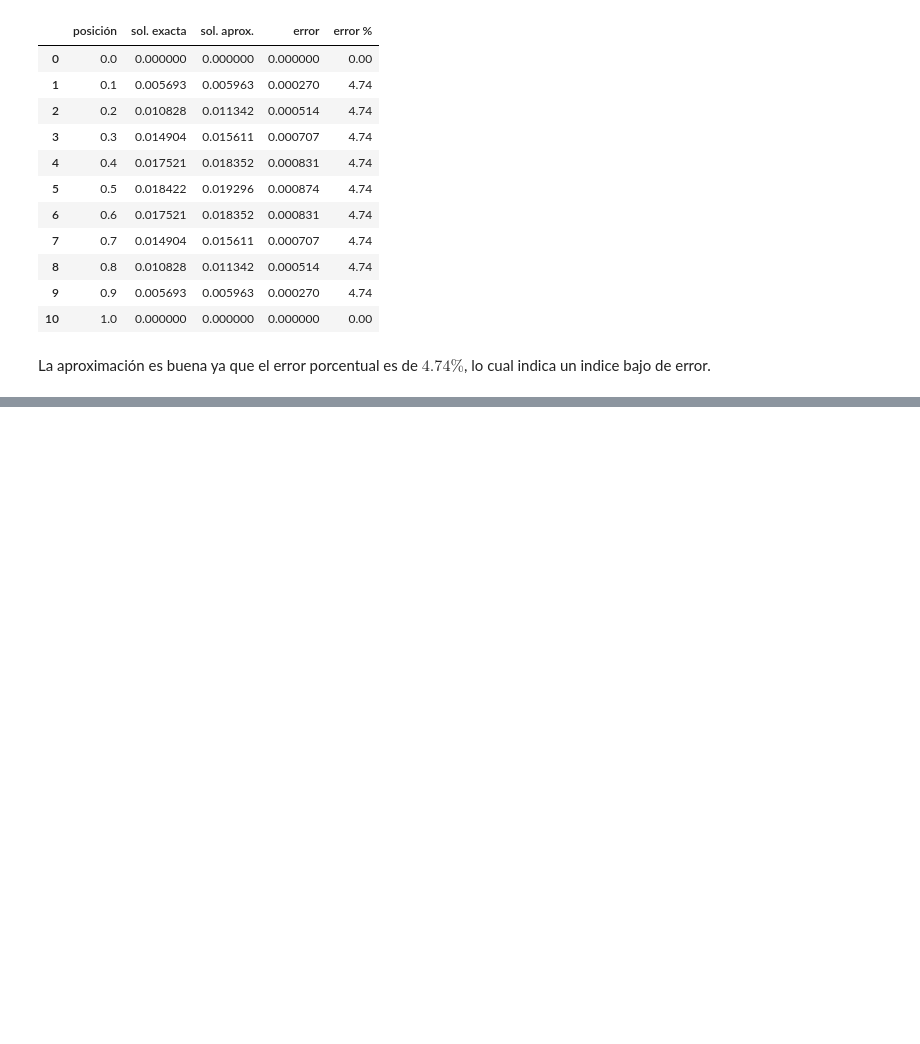
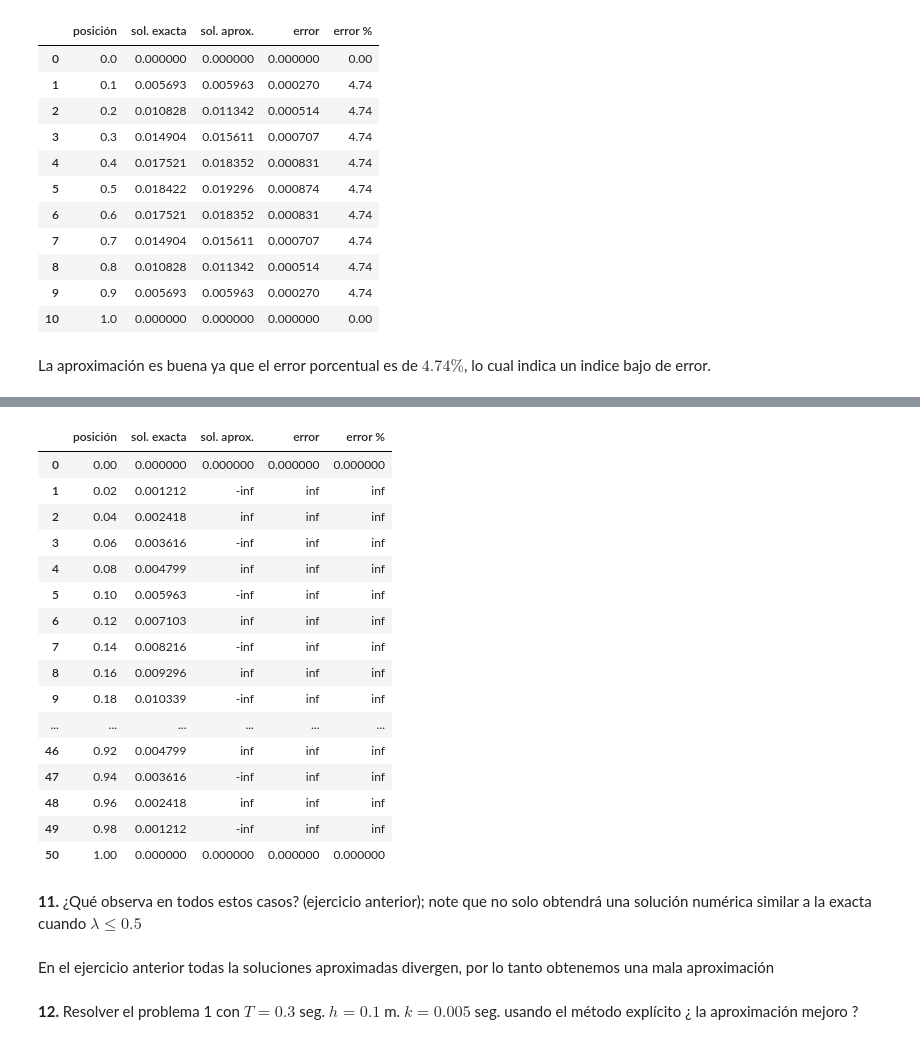
Before and after one commit to Coracaos/Metodos-Numericos-EDP, a Jupyter notebook: practica01.ipynb, the cells around one changed output, grey strips where cells are left out. Drawn from its saved outputs; the diff is of its cells as text; code cells hidden in the pictures; blank space fills up the shorter version.

Commit message:
practica 01 teminada hasta el ejercicio 13

```diff
--- a/practica01.ipynb
+++ b/practica01.ipynb
@@ -230,0 +311,26 @@ La aproximación es buena ya que el error porcentual es de $4.74 \%$, lo cual in
+# %%
+comparar(x_c, aprox_c[-1], exac_c)
+# %% [output]
+|  | posición | sol. exacta | sol. aprox. | error | error % |
+| 0 | 0.00 | 0.000000 | 0.000000 | 0.000000 | 0.000000 |
+| 1 | 0.02 | 0.001212 | -inf | inf | inf |
+| 2 | 0.04 | 0.002418 | inf | inf | inf |
+| 3 | 0.06 | 0.003616 | -inf | inf | inf |
+| 4 | 0.08 | 0.004799 | inf | inf | inf |
+| 5 | 0.10 | 0.005963 | -inf | inf | inf |
+| 6 | 0.12 | 0.007103 | inf | inf | inf |
+| 7 | 0.14 | 0.008216 | -inf | inf | inf |
+| 8 | 0.16 | 0.009296 | inf | inf | inf |
+| 9 | 0.18 | 0.010339 | -inf | inf | inf |
+| ... | ... | ... | ... | ... | ... |
+| 46 | 0.92 | 0.004799 | inf | inf | inf |
+| 47 | 0.94 | 0.003616 | -inf | inf | inf |
+| 48 | 0.96 | 0.002418 | inf | inf | inf |
+| 49 | 0.98 | 0.001212 | -inf | inf | inf |
+| 50 | 1.00 | 0.000000 | 0.000000 | 0.000000 | 0.000000 |
+# %% [markdown]
+**11\.** ¿Qué observa en todos estos casos? (ejercicio anterior); note que no solo obtendrá una solución numérica similar a la exacta cuando $\lambda \leq 0.5$
+# %% [markdown]
+En el ejercicio anterior todas la soluciones aproximadas divergen, por lo tanto obtenemos una mala aproximación
+# %% [markdown]
+**12\.** Resolver el problema 1 con $T=0.3$ seg. $h=0.1$ m. $k = 0.005$ seg. usando el método explícito ¿ la aproximación mejoro ?
```
Also changed, not shown: parts of 19 cells of this notebook.
